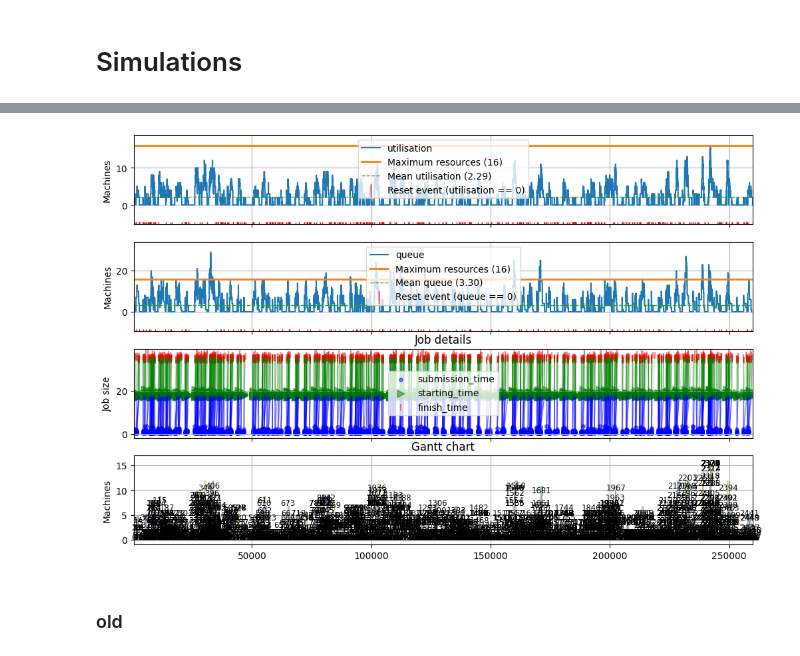
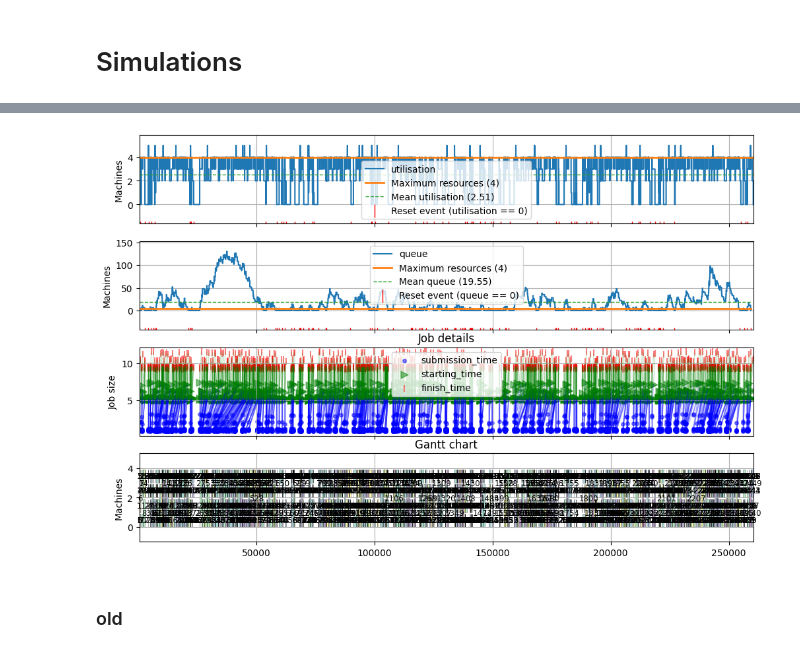
Before and after one commit to tanaxer01/bati-scheduler, a Jupyter notebook: Untitled.ipynb, the cells around one changed output, grey strips where cells are left out. Saved outputs shown, nothing was run; the diff lists cells and outputs as text; code cells hidden in the pictures.

```diff
--- a/Untitled.ipynb
+++ b/Untitled.ipynb
@@ -89,8 +91,8 @@ plt.show()
 # %%
-jobsets["2TEST"].plot(with_details=True)
+jobsets["OLDFCFS"].plot(with_details=True)
 plt.show()
 # %% [output]
-[figure, old version]
+[figure, new version]
 # %% [markdown]
 ### old
 # %%
```
Also changed, not shown: parts of 12 cells of this notebook, 2 other files.
